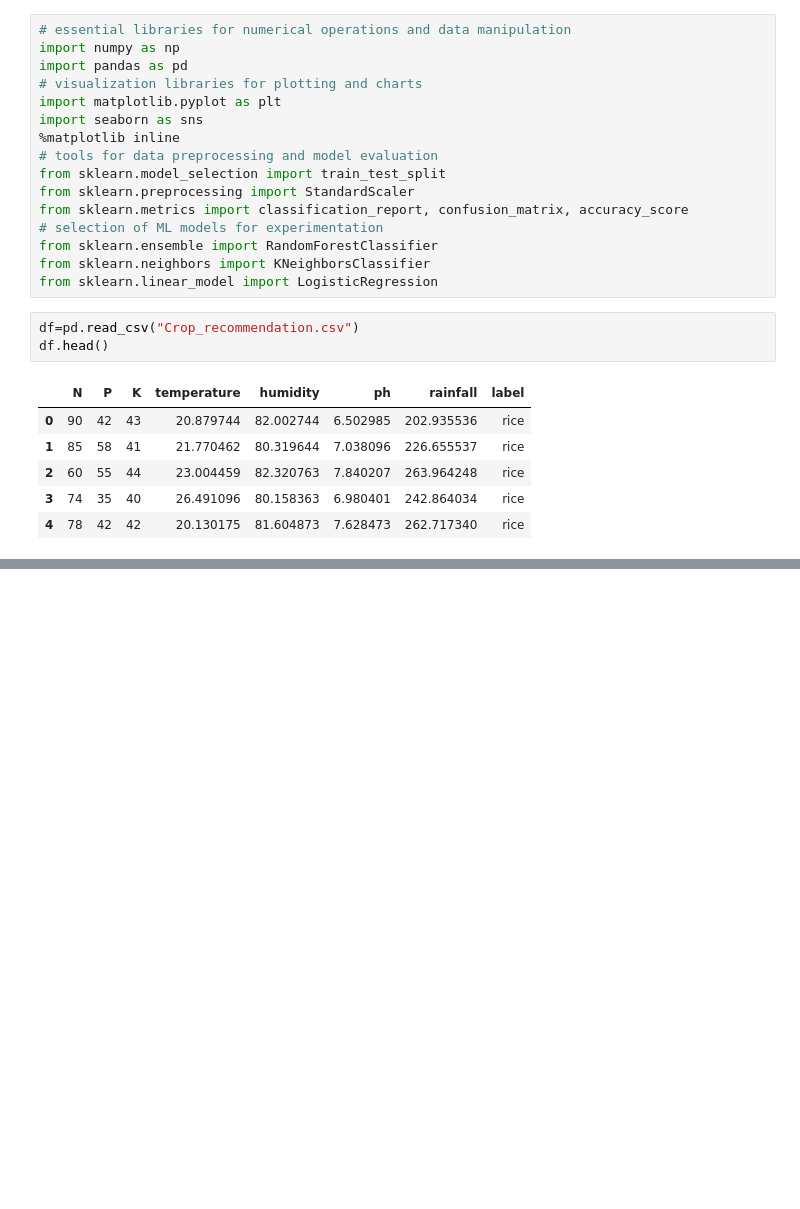
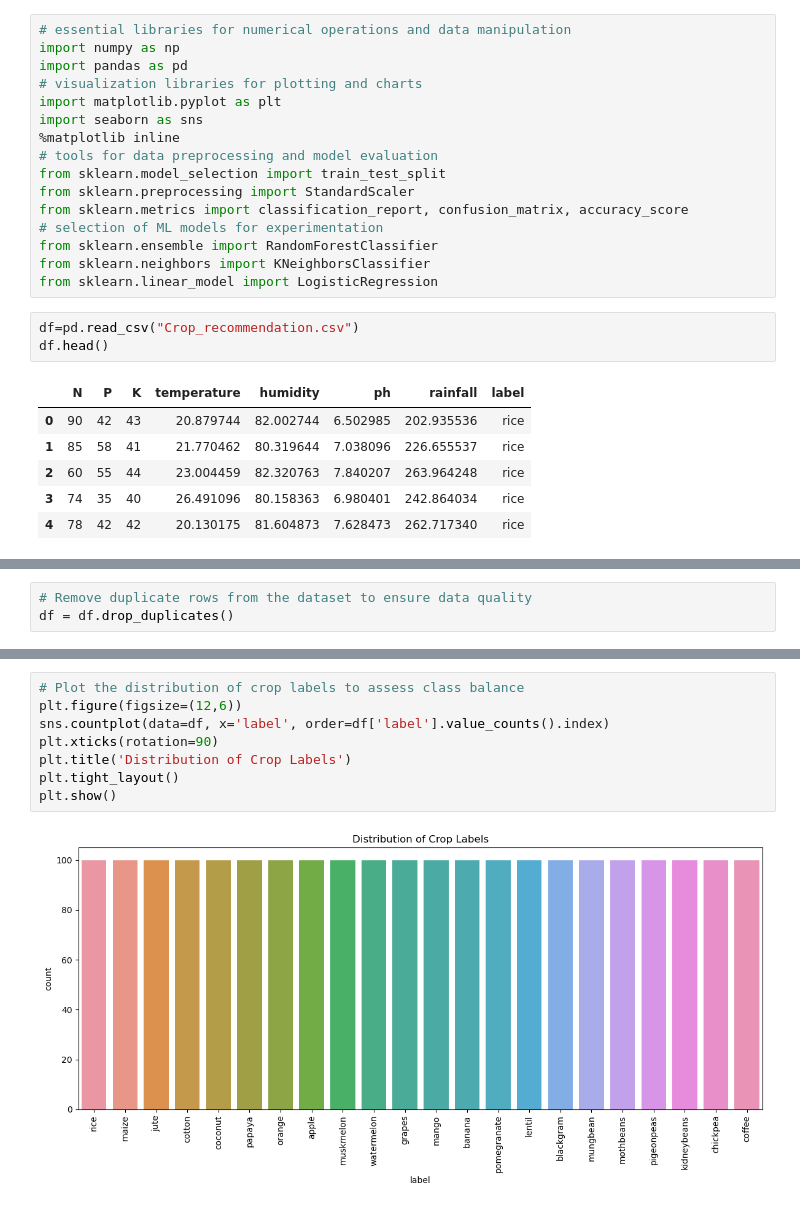
Before and after one commit to Marcos-brown/Crop_Reccommendation, a Jupyter notebook: Crop_Recommendation.ipynb, the cells around one changed output, grey strips where cells are left out. Cells and saved outputs as stored; diff of their text form; blank space fills up the shorter version.

Commit message:
Data analysis

```diff
--- a/Crop_Recommendation.ipynb
+++ b/Crop_Recommendation.ipynb
@@ -26,0 +64,3 @@ df.head()
+# %%
+# Remove duplicate rows from the dataset to ensure data quality
+df = df.drop_duplicates()
@@ -26,0 +96,10 @@ df.head()
+# %%
+# Plot the distribution of crop labels to assess class balance
+plt.figure(figsize=(12,6))
+sns.countplot(data=df, x='label', order=df['label'].value_counts().index)
+plt.xticks(rotation=90)
+plt.title('Distribution of Crop Labels')
+plt.tight_layout()
+plt.show()
+# %% [output]
+[figure, added]
```
Also changed, not shown: parts of 18 cells of this notebook.
